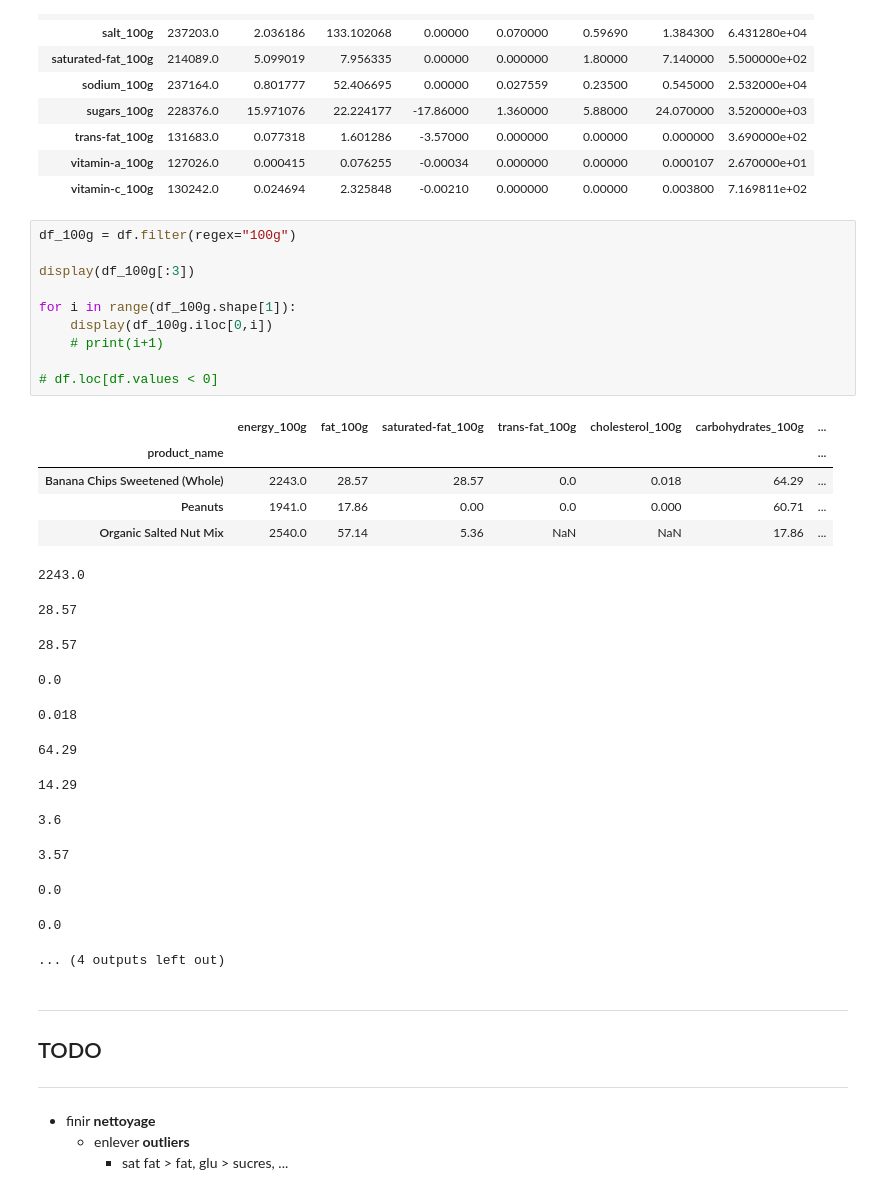
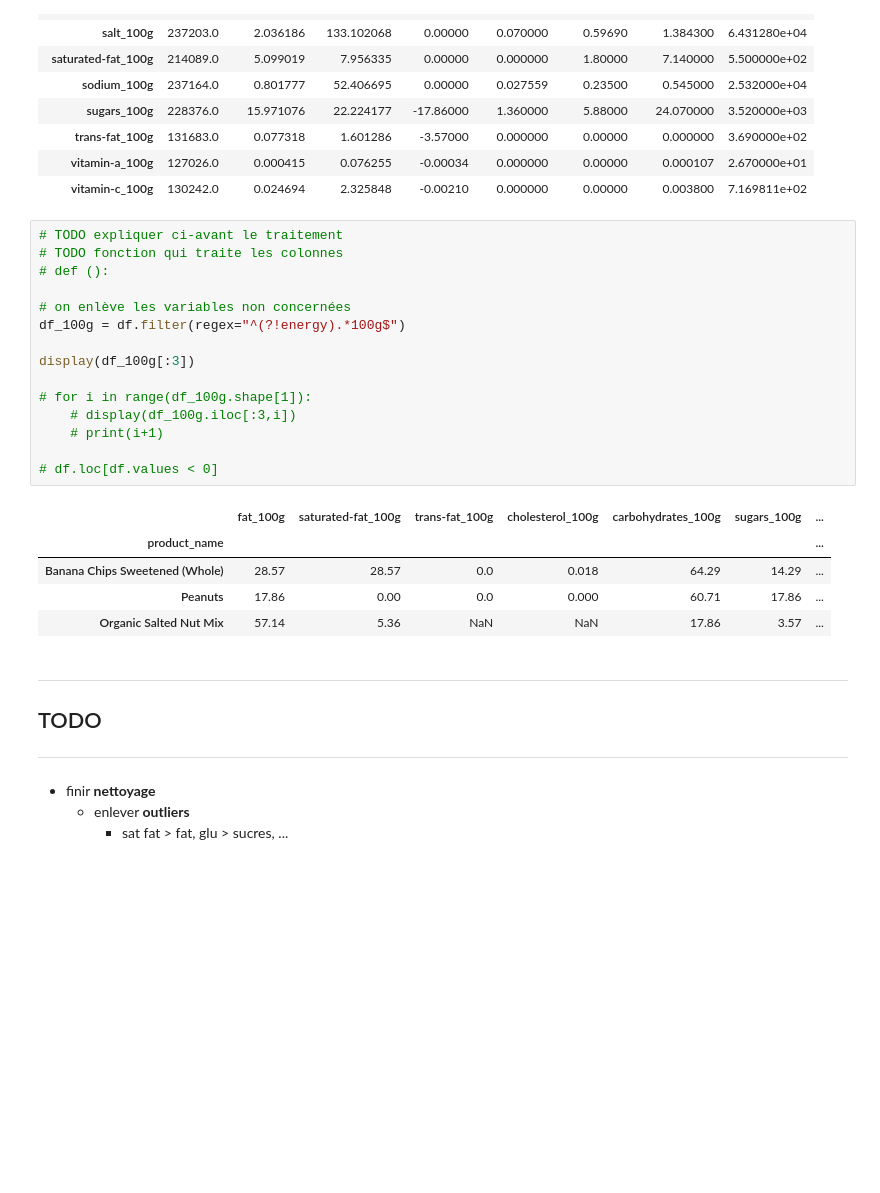
Before and after one commit to sycod/OC_projects, a Jupyter notebook: P2/P2 analyse exploratoire.ipynb, the cells around one changed output. Cells and saved outputs as stored; diff of their text form; blank space fills up the shorter version.

```diff
--- a/P2/P2 analyse exploratoire.ipynb
+++ b/P2/P2 analyse exploratoire.ipynb
@@ -473,33 +473,26 @@ df.describe().T.sort_index()
 | vitamin-a_100g | 127026.0 | 0.000415 | 0.076255 | -0.00034 | 0.000000 | 0.00000 | 0.000107 | 2.670000e+01 |
 | vitamin-c_100g | 130242.0 | 0.024694 | 2.325848 | -0.00210 | 0.000000 | 0.00000 | 0.003800 | 7.169811e+02 |
 # %%
-df_100g = df.filter(regex="100g")
+# TODO expliquer ci-avant le traitement
+# TODO fonction qui traite les colonnes
+# def ():
+
+# on enlève les variables non concernées
+df_100g = df.filter(regex="^(?!energy).*100g$")
 
 display(df_100g[:3])
 
-for i in range(df_100g.shape[1]):
-    display(df_100g.iloc[0,i])
+# for i in range(df_100g.shape[1]):
+    # display(df_100g.iloc[:3,i])
     # print(i+1)
 
 # df.loc[df.values < 0]
 # %% [output]
-|  | energy_100g | fat_100g | saturated-fat_100g | trans-fat_100g | cholesterol_100g | carbohydrates_100g | ... |
+|  | fat_100g | saturated-fat_100g | trans-fat_100g | cholesterol_100g | carbohydrates_100g | sugars_100g | ... |
 | product_name |  |  |  |  |  |  | ... |
-| Banana Chips Sweetened (Whole) | 2243.0 | 28.57 | 28.57 | 0.0 | 0.018 | 64.29 | ... |
-| Peanuts | 1941.0 | 17.86 | 0.00 | 0.0 | 0.000 | 60.71 | ... |
-| Organic Salted Nut Mix | 2540.0 | 57.14 | 5.36 | NaN | NaN | 17.86 | ... |
+| Banana Chips Sweetened (Whole) | 28.57 | 28.57 | 0.0 | 0.018 | 64.29 | 14.29 | ... |
+| Peanuts | 17.86 | 0.00 | 0.0 | 0.000 | 60.71 | 17.86 | ... |
+| Organic Salted Nut Mix | 57.14 | 5.36 | NaN | NaN | 17.86 | 3.57 | ... |
-2243.0
-28.57
-28.57
-0.0
-0.018
-64.29
-14.29
-3.6
-3.57
-0.0
-0.0
-... (4 outputs left out)
 # %% [markdown]
 *******************
 ## TODO
```
